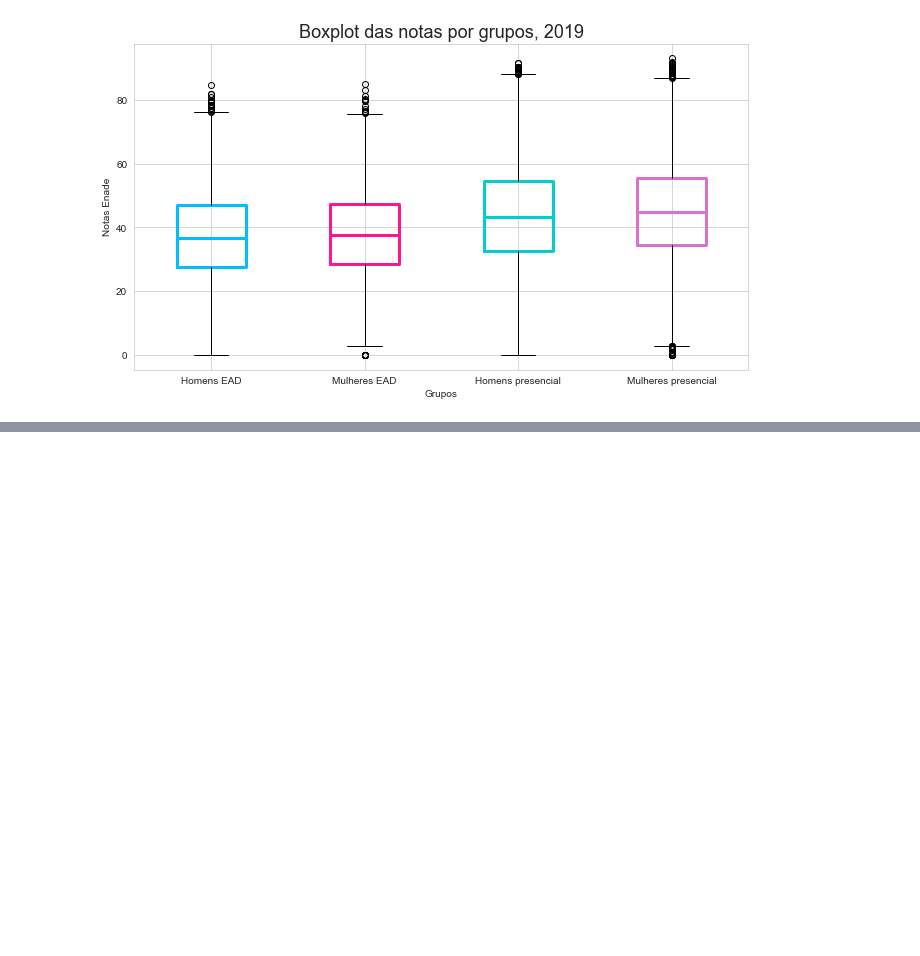
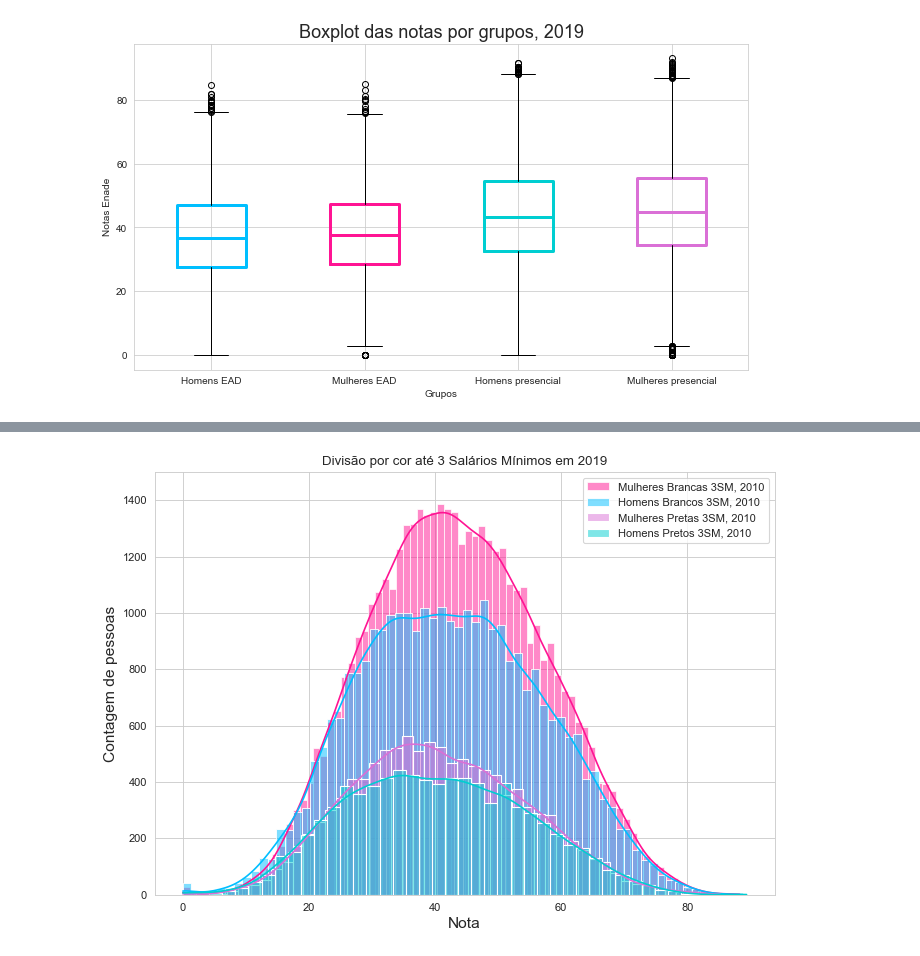
Before and after one commit to renatanesio/dados-universitarios-brasil, a Jupyter notebook: Estudo de Dados Universitários do Brasil.ipynb, the cells around one changed output, grey strips where cells are left out. Cells and saved outputs as stored; diff of their text form; code cells hidden in the pictures; blank space fills up the shorter version.

```diff
--- a/Estudo de Dados Universitários do Brasil.ipynb
+++ b/Estudo de Dados Universitários do Brasil.ipynb
@@ -583,0 +683,24 @@ plt.ylabel("Notas Enade");
+# %%
+e1 = enade_por_sexo["M"]['2019'].query("Q01 in ['A'] & Q05 in ['A','B']")["NOTA"] #Homem Branco até 3M
+e2 = enade_por_sexo["F"]['2019'].query("Q01 in ['A'] & Q05 in ['A','B']")["NOTA"]  # "Mulher Branca até 3M"
+e3 = enade_por_sexo["M"]['2019'].query("Q01 in ['B'] & Q05 in ['A','B']")["NOTA"] # Homem Preto até 3M
+e4 = enade_por_sexo["F"]['2019'].query("Q01 in ['B'] & Q05 in ['A','B']")["NOTA"] # "Mulheres preta até 3M
+e1_media=str(round(e1.mean(), 3))
+e2_media=str(round(e2.mean(), 3))
+e3_media=str(round(e3.mean(), 3))
+e4_media=str(round(e4.mean(), 3))
+
+plt.figure(figsize=(10,7), dpi= 80)
+sns.histplot(e2, color="deeppink", label="Mulheres Brancas 3SM, 2010", kde=True)
+sns.histplot(e1, color="deepskyblue", label="Homens Brancos 3SM, 2010", kde=True)
+sns.histplot(e4, color="orchid", label="Mulheres Pretas 3SM, 2010", kde=True)
+sns.histplot(e3, color="darkturquoise", label="Homens Pretos 3SM, 2010", kde=True)
+
+plt.ylim(0, 1500)
+
+plt.xlabel("Nota", size=14)
+plt.ylabel("Contagem de pessoas", size=14)
+plt.title("Divisão por cor até 3 Salários Mínimos em 2019")
+plt.legend(loc='upper right');
+# %% [output]
+[figure, added]
```
Also changed, not shown: parts of 35 cells of this notebook.
